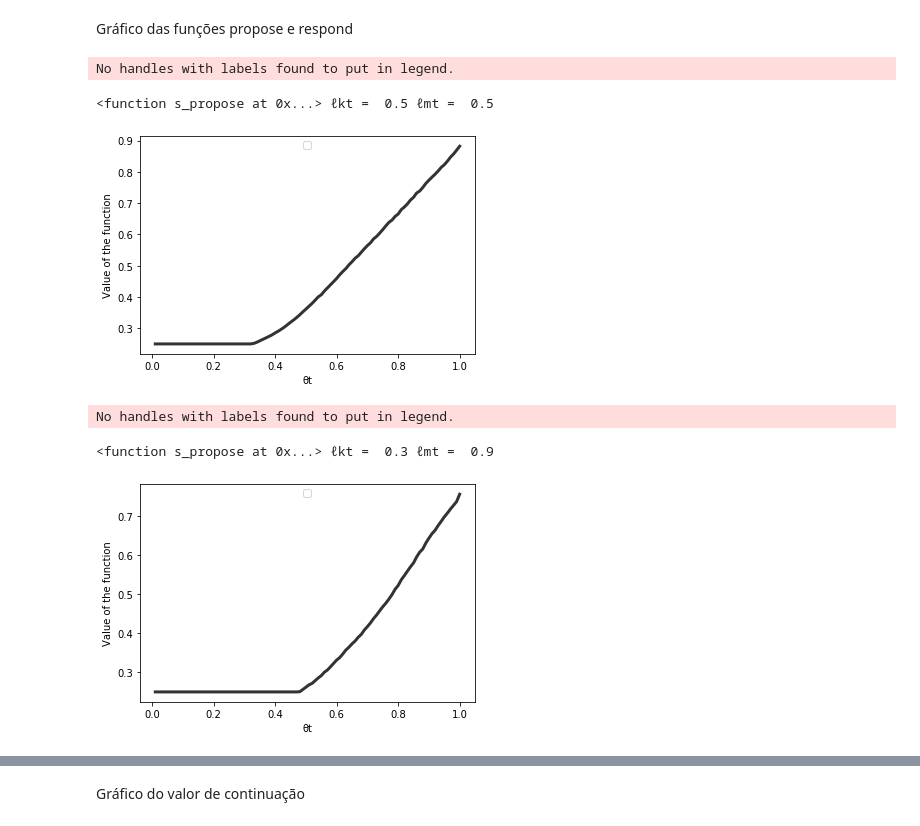
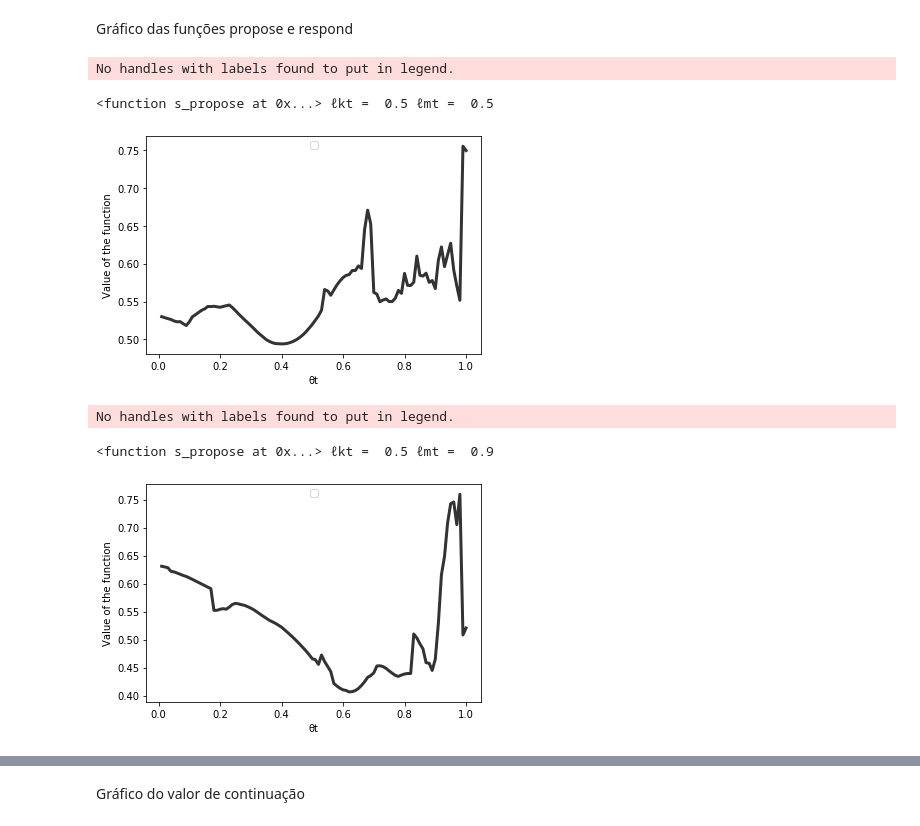
Before and after one commit to jmatheusgpa/Bargaining, a Jupyter notebook: Bellman.ipynb, the cells around one changed output, grey strips where cells are left out. Cells and saved outputs as stored; diff of their text form; code cells hidden in the pictures.

```diff
--- a/Bellman.ipynb
+++ b/Bellman.ipynb
@@ -94,0 +99,15 @@ for t in range(T):
+# %%
+#testando se T é o período final mesmo
+t = T
+ρ**(t) * Vmax - Ct(t+1) > L - Ct(t)
+
+
+t = T-1
+ρ**(t) * Vmax - Ct(t+1) > L - Ct(t)
+
+
+#to see the values
+t = T-1
+ρ**(t) * Vmax - Ct(t+1)
+
+L - Ct(t)
@@ -102,7 +126,7 @@ def Vt(Vmax, Tmax, ρ):
     V[0] = Vmax
 
     for t in range(1, Tmax):
-        V[t] = Vmax * ρ**(t-1) - Ct(t)
+        V[t] = Vmax * ρ**t - Ct(t+1)
 
     return V
 
@@ -257,7 +290,8 @@ Arrays dos valores de continuação dos jogadores
 # %%
 #continuation values
 #period, θkt, ℓkt, ℓmt
-s_W = np.zeros((T, grid, grid, grid))
+#np ones because Vmax is normalized to 1, so the creditor will always reject an offer if we do not populate the slot
+s_W = np.ones((T, grid, grid, grid))
 j_W = np.copy(s_W)
 
 
@@ -302,14 +336,16 @@ array([ 0,  1,  2,  3,  4,  5,  6,  7,  8,  9, 10, 11, 12, 13, 14, 15, 16,
 #arguments: (period, θk,t+1)
 U = np.zeros((T, grid))
 
-U = (hvals[:,None] * V[None,:] - C).T
+#we already removed Ct(t+1) from V
+U = (hvals[:,None] * V[None,:]).T
+
+U.shape
+
+#test
+U[0,7] == hvals[7] * V[0]
+
+U[1,0] == hvals[0] * V[1]
 
 
-#test
-U[0,7] == hvals[7] * V[0] - Ct(0)
-
-U[1,0] == hvals[0] * V[1] - Ct(1)
-
-
-U[2,5] == hvals[5] * V[2] - Ct(2)
+U[2,5] == hvals[5] * V[2]
 # %% [output]
@@ -1055,13 +1049,13 @@ def graf_func(θ_vector, t, creditor,  function, ℓkt, ℓmt):
     plt.show()
 # %%
 graf_func(hvals, 0, 's', s_propose, ℓkt = 0.5, ℓmt = 0.5)
-graf_func(hvals, 0 , 's', s_propose, ℓkt = 0.3, ℓmt = 0.9)
+graf_func(hvals, 0 , 's', s_propose, ℓkt = 0.5, ℓmt = 0.9)
 # %% [output]
 No handles with labels found to put in legend.
 <function s_propose at 0x...> ℓkt =  0.5 ℓmt =  0.5
-[figure, old version]
+[figure, new version]
 No handles with labels found to put in legend.
-<function s_propose at 0x...> ℓkt =  0.3 ℓmt =  0.9
+<function s_propose at 0x...> ℓkt =  0.5 ℓmt =  0.9
-[figure, old version]
+[figure, new version]
 # %%
 graf_func(hvals, 0, 's', s_respond, ℓkt = 0.5, ℓmt = 0.5)
```
Also changed, not shown: parts of 37 cells of this notebook.
